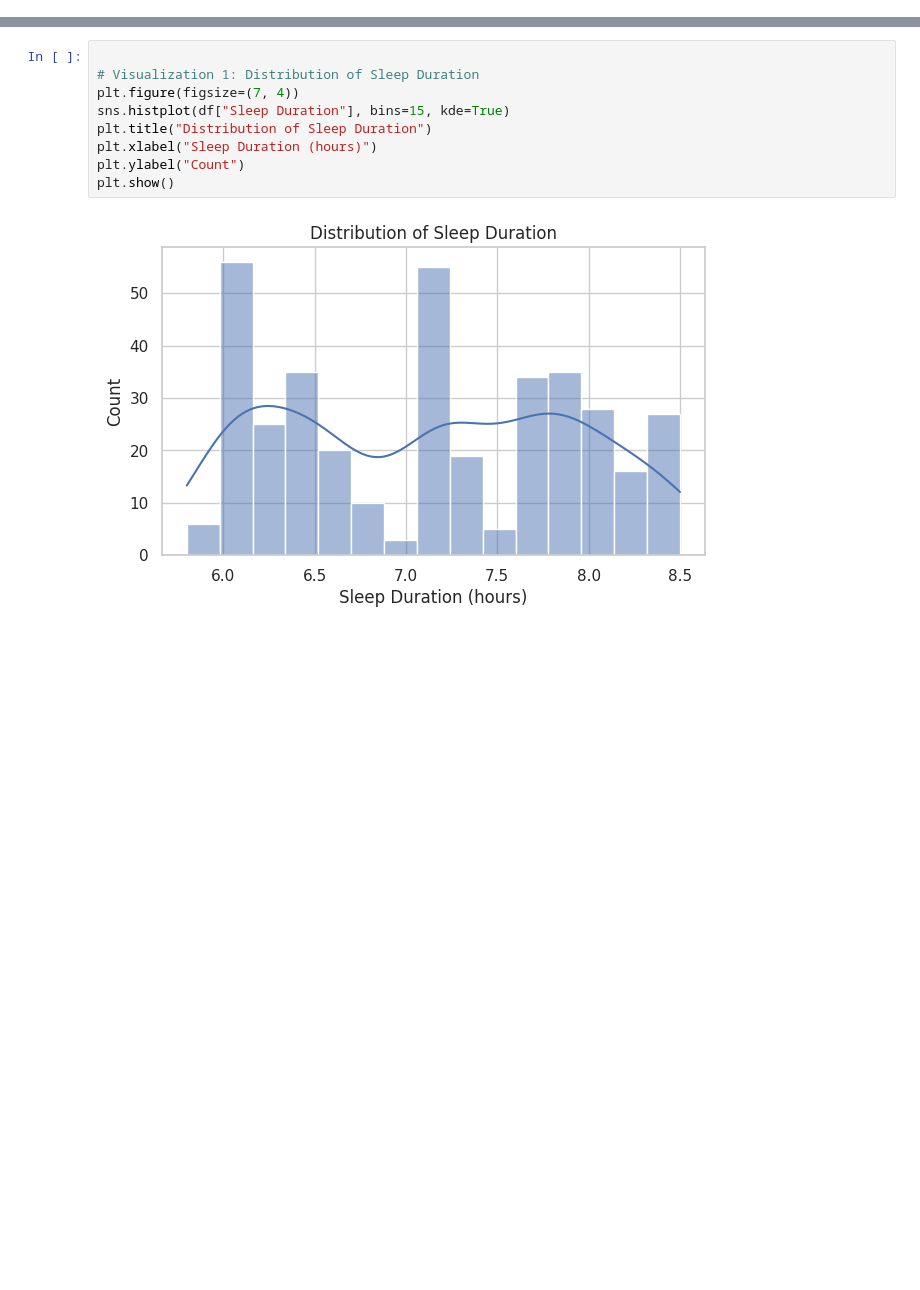
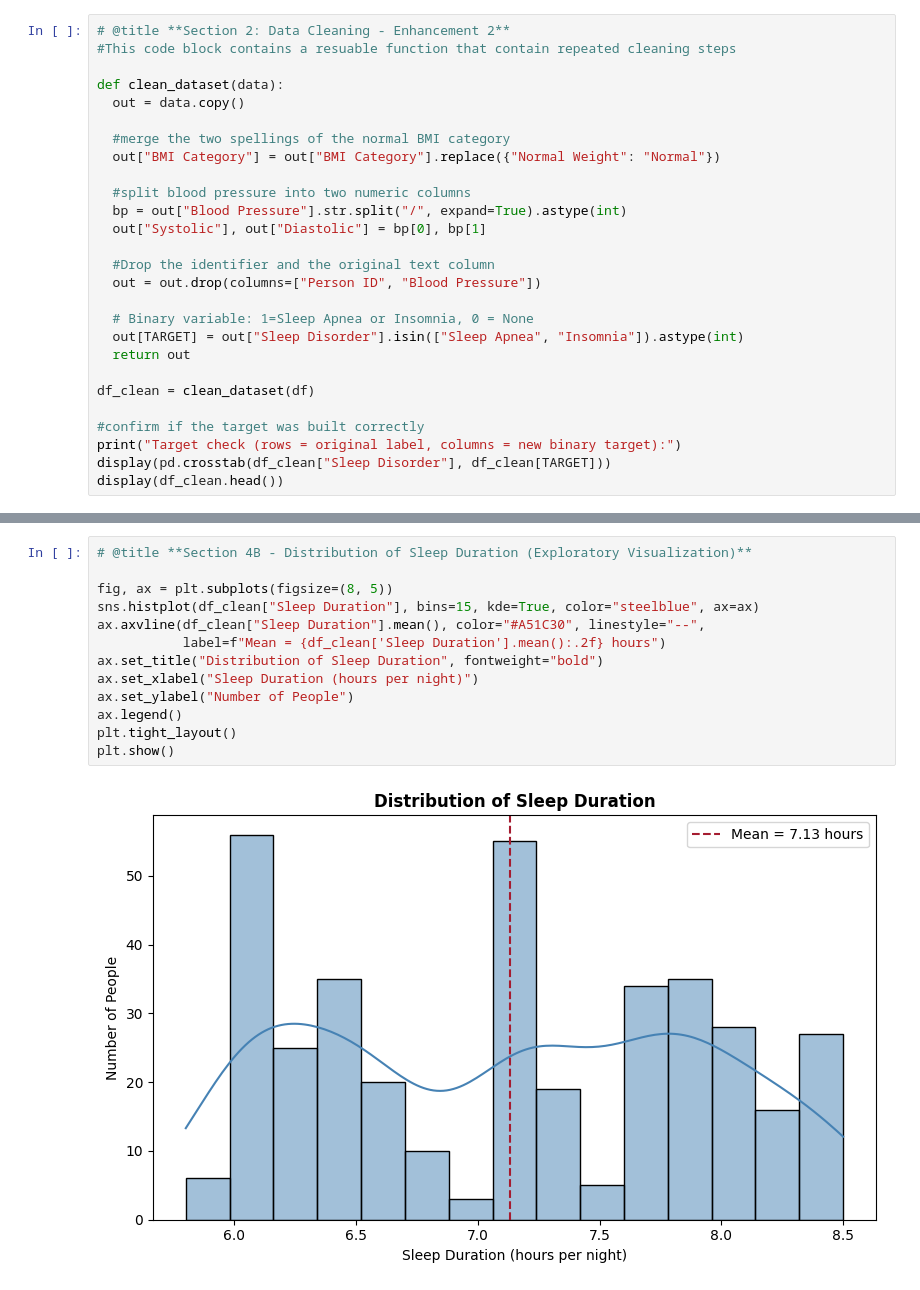
Before and after one commit to sudiksharamakrishnanhse-lab/ProgrammingforHDS_FinalProject, a Jupyter notebook: DatasetSelection.ipynb, the cells around one changed output, grey strips where cells are left out. Saved outputs shown, nothing was run; the diff lists cells and outputs as text; blank space fills up the shorter version.

```diff
--- a/DatasetSelection.ipynb
+++ b/DatasetSelection.ipynb
@@ -99,0 +173,27 @@ Target Variable is "Has Sleep Disorder". Recoded the values to combine when a pa
+# %%
+# @title **Section 2: Data Cleaning - Enhancement 2**
+#This code block contains a resuable function that contain repeated cleaning steps
+
+def clean_dataset(data):
+  out = data.copy()
+
+  #merge the two spellings of the normal BMI category
+  out["BMI Category"] = out["BMI Category"].replace({"Normal Weight": "Normal"})
+
+  #split blood pressure into two numeric columns
+  bp = out["Blood Pressure"].str.split("/", expand=True).astype(int)
+  out["Systolic"], out["Diastolic"] = bp[0], bp[1]
+
+  #Drop the identifier and the original text column
+  out = out.drop(columns=["Person ID", "Blood Pressure"])
+
+  # Binary variable: 1=Sleep Apnea or Insomnia, 0 = None
+  out[TARGET] = out["Sleep Disorder"].isin(["Sleep Apnea", "Insomnia"]).astype(int)
+  return out
+
+df_clean = clean_dataset(df)
+
+#confirm if the target was built correctly
+print("Target check (rows = original label, columns = new binary target):")
+display(pd.crosstab(df_clean["Sleep Disorder"], df_clean[TARGET]))
+display(df_clean.head())
@@ -100,11 +318,15 @@ Target Variable is "Has Sleep Disorder". Recoded the values to combine when a pa
 # %%
+# @title **Section 4B - Distribution of Sleep Duration (Exploratory Visualization)**
 
-# Visualization 1: Distribution of Sleep Duration
-plt.figure(figsize=(7, 4))
-sns.histplot(df["Sleep Duration"], bins=15, kde=True)
-plt.title("Distribution of Sleep Duration")
-plt.xlabel("Sleep Duration (hours)")
-plt.ylabel("Count")
+fig, ax = plt.subplots(figsize=(8, 5))
+sns.histplot(df_clean["Sleep Duration"], bins=15, kde=True, color="steelblue", ax=ax)
+ax.axvline(df_clean["Sleep Duration"].mean(), color="#A51C30", linestyle="--",
+           label=f"Mean = {df_clean['Sleep Duration'].mean():.2f} hours")
+ax.set_title("Distribution of Sleep Duration", fontweight="bold")
+ax.set_xlabel("Sleep Duration (hours per night)")
+ax.set_ylabel("Number of People")
+ax.legend()
+plt.tight_layout()
 plt.show()
 # %% [output]
-[figure, old version]
+[figure, new version]
```
Also changed, not shown: parts of 16 cells of this notebook.
